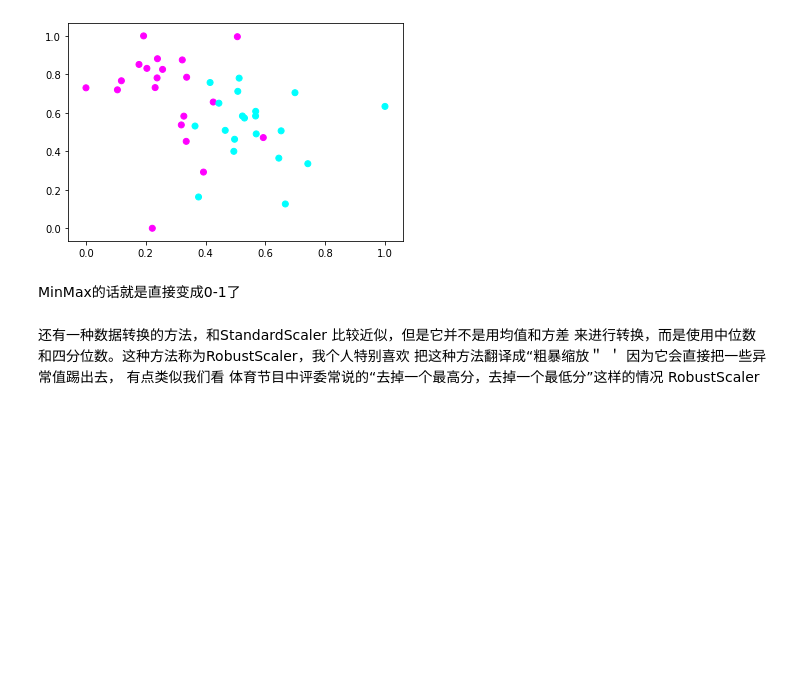
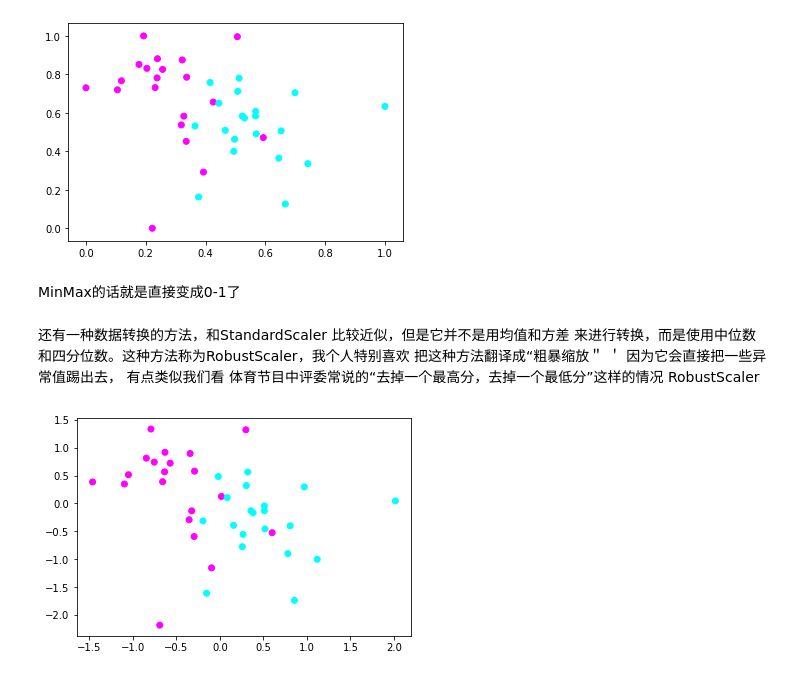
Before and after one commit to rattlesnakey/Machine_Learning_self_Learning, a Jupyter notebook: Data preprocess.ipynb, the cells around one changed output. Cells and saved outputs as stored; diff of their text form; code cells hidden in the pictures; blank space fills up the shorter version.

```diff
--- a/Data preprocess.ipynb
+++ b/Data preprocess.ipynb
@@ -48,3 +48,14 @@ MinMax的话就是直接变成0-1了
 把这种方法翻译成“粗暴缩放＂ ＇ 因为它会直接把一些异常值踢出去， 有点类似我们看
 体育节目中评委常说的“去掉一个最高分，去掉一个最低分”这样的情况
 RobustScaler
+# %%
+#导入RobustScaler
+from sklearn.preprocessing import RobustScaler
+#使用RobustScaler进行数据预处理
+X_3 = RobustScaler().fit_transform(X)
+#绘制散点图
+plt.scatter(X_3[:,0],X_3[:,1], c=y,cmap=plt.cm.cool)
+#显示图像
+plt.show()
+# %% [output]
+[figure, added]
```
Also changed, not shown: parts of 5 cells of this notebook, 5 other files.
